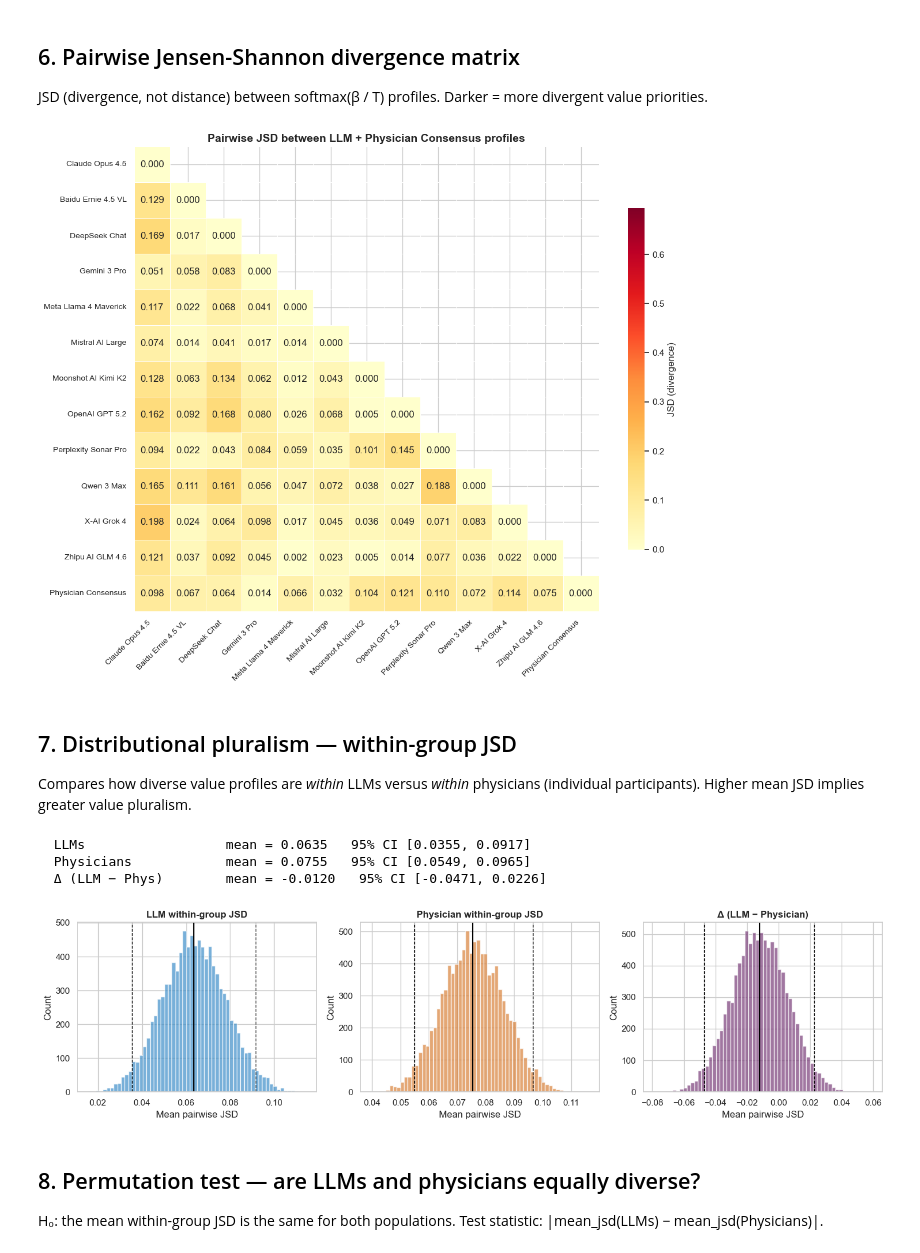
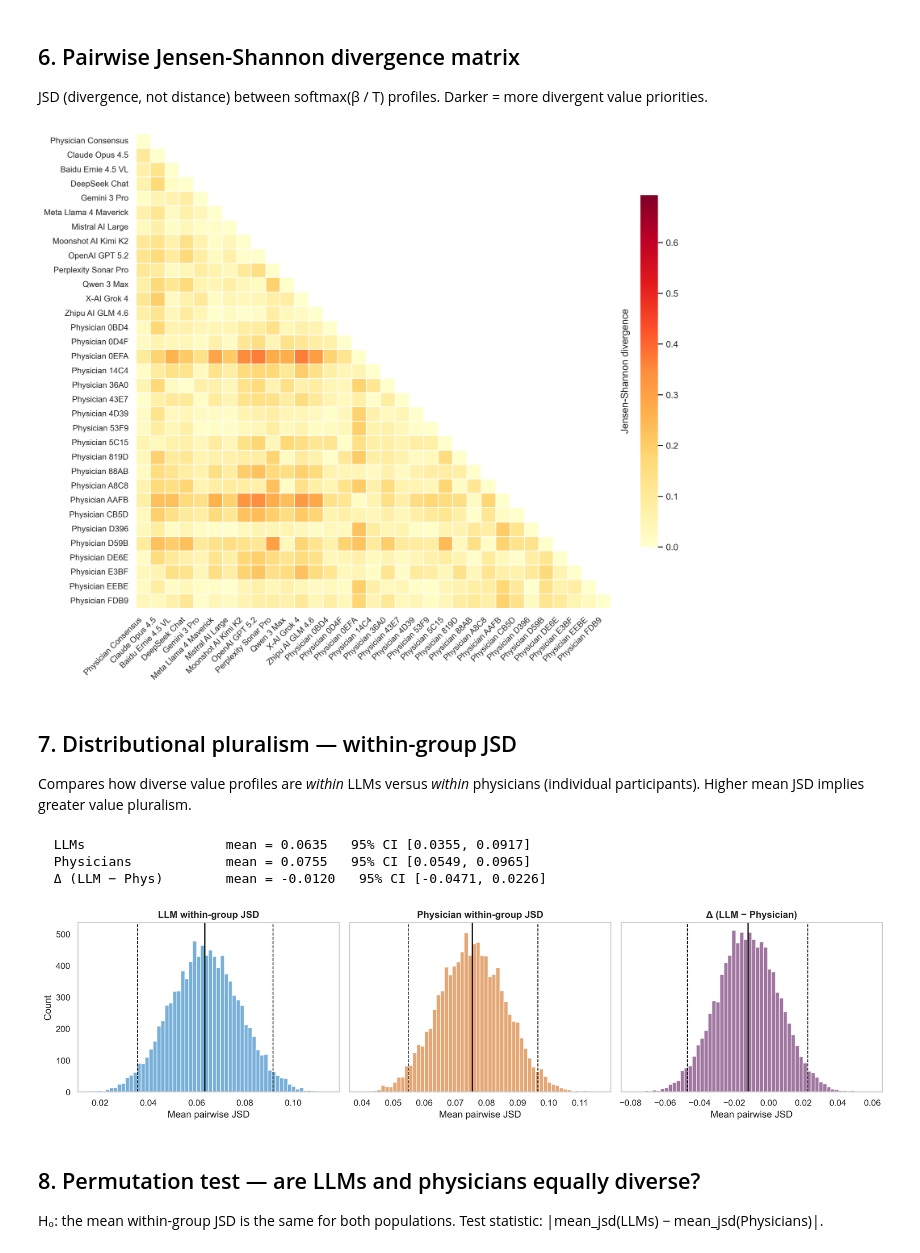
Before and after one commit to payalchandak/ValueBench, a Jupyter notebook: src/analysis/value_profiles.ipynb, the cells around one changed output. Saved outputs shown, nothing was run; the diff lists cells and outputs as text; code cells hidden in the pictures.

```diff
--- a/src/analysis/value_profiles.ipynb
+++ b/src/analysis/value_profiles.ipynb
@@ -15,6 +15,9 @@ import pandas as pd
 import seaborn as sns
 import matplotlib.pyplot as plt
 from matplotlib.colors import LinearSegmentedColormap
+
+import matplotlib.pyplot as plt
+plt.rcParams['figure.dpi'] = 300
 
 from src.analysis import (
     load_all_decisions,
@@ -293,35 +341,38 @@ lrt_df.style.format({"LRT χ²": "{:.2f}", "p-value": "{:.4f}"}).map(
 JSD (divergence, not distance) between softmax(β / T) profiles.
 Darker = more divergent value priorities.
 # %%
-models_for_jsd = llm_models + [HUMAN_CONSENSUS]
+models_for_jsd = [HUMAN_CONSENSUS] + llm_models + human_participants
 jsd_profiles = {m: profiles[m] for m in models_for_jsd}
 jsd_mat = pairwise_jsd_matrix(jsd_profiles)
 
 jsd_display = jsd_mat.copy()
 jsd_display.index = [get_display_name(m) for m in jsd_display.index]
 jsd_display.columns = [get_display_name(m) for m in jsd_display.columns]
 
 mask = np.triu(np.ones_like(jsd_display, dtype=bool), k=1)
 
 fig, ax = plt.subplots(figsize=(12, 10))
-sns.heatmap(
+im = sns.heatmap(
     jsd_display,
     mask=mask,
-    annot=True, fmt=".3f",
+    annot=False, fmt=".3f",
     cmap="YlOrRd",
     linewidths=0.5,
     square=True,
     vmin=0, vmax=np.log(2),
-    cbar_kws={"label": "JSD (divergence)", "shrink": 0.7},
+    cbar_kws={"label": "Jensen-Shannon divergence", "shrink": 0.7},
     ax=ax,
 )
-ax.set_title("Pairwise JSD between LLM + Physician Consensus profiles", fontsize=14, fontweight="bold")
+cbar = im.collections[0].colorbar
+cbar.set_label("Jensen-Shannon divergence", labelpad=-70)
+ax.grid(False)
+# ax.set_title("Pairwise JSD between LLM + Physician Consensus profiles", fontsize=14, fontweight="bold")
 plt.xticks(rotation=45, ha="right", fontsize=10)
 plt.yticks(fontsize=10)
 plt.tight_layout()
 plt.show()
 # %% [output]
-[figure, old version]
+[figure, new version]
 # %% [markdown]
 ## 7. Distributional pluralism — within-group JSD
 
@@ -331,6 +382,10 @@ implies greater value pluralism.
 # %%
 physician_profiles = {m: profiles[m] for m in human_participants if m in profiles}
 llm_profiles = {m: profiles[m] for m in llm_models if m in profiles}
+
+# OPTIONAL: only include decision makers that have non-uniform value profiles
+# physician_profiles = {m: profiles[m] for m in physician_profiles if m in nonuniform_decision_makers}
+# llm_profiles = {m: profiles[m] for m in llm_profiles if m in nonuniform_decision_makers}
 
 all_profiles_for_boot = {**llm_profiles, **physician_profiles}
 llm_ids = list(llm_profiles.keys())
@@ -349,7 +404,7 @@ for label, key in [("LLMs", "group_a_mean"), ("Physicians", "group_b_mean"), ("
     lo, hi = br.ci(95)
     print(f"  {label:20s}  mean = {br.mean:.4f}   95% CI [{lo:.4f}, {hi:.4f}]")
 
-fig, axes = plt.subplots(1, 3, figsize=(15, 4))
+fig, axes = plt.subplots(1, 3, figsize=(15, 4), sharey=True)
 titles = ["LLM within-group JSD", "Physician within-group JSD", "Δ (LLM − Physician)"]
 keys = ["group_a_mean", "group_b_mean", "difference"]
 colors = ["#3F8FC9", "#D9823B", "#7A3E7A"]
@@ -363,15 +418,16 @@ for ax, title, key, color in zip(axes, titles, keys, colors):
     ax.axvline(hi, color="black", lw=1, ls="--")
     ax.set_title(title, fontsize=12, fontweight="bold")
     ax.set_xlabel("Mean pairwise JSD")
-    ax.set_ylabel("Count")
+    ax.grid(False)
 
+axes[0].set_ylabel("Count")
 plt.tight_layout()
 plt.show()
 # %% [output]
   LLMs                  mean = 0.0635   95% CI [0.0355, 0.0917]
   Physicians            mean = 0.0755   95% CI [0.0549, 0.0965]
   Δ (LLM − Phys)        mean = -0.0120   95% CI [-0.0471, 0.0226]
-[figure, old version]
+[figure, new version]
 # %% [markdown]
 ## 8. Permutation test — are LLMs and physicians equally diverse?
 
```
Also changed, not shown: parts of 6 cells of this notebook, 2 other files.
